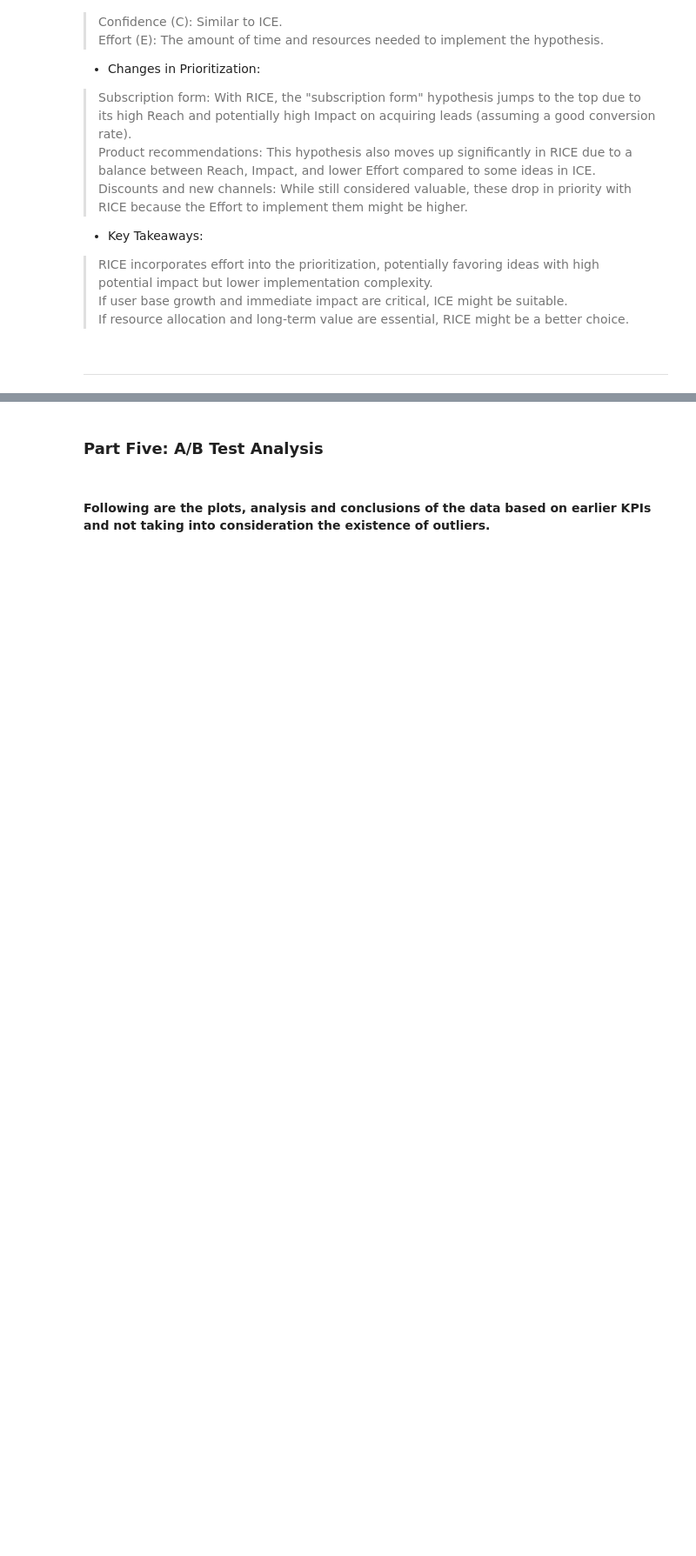
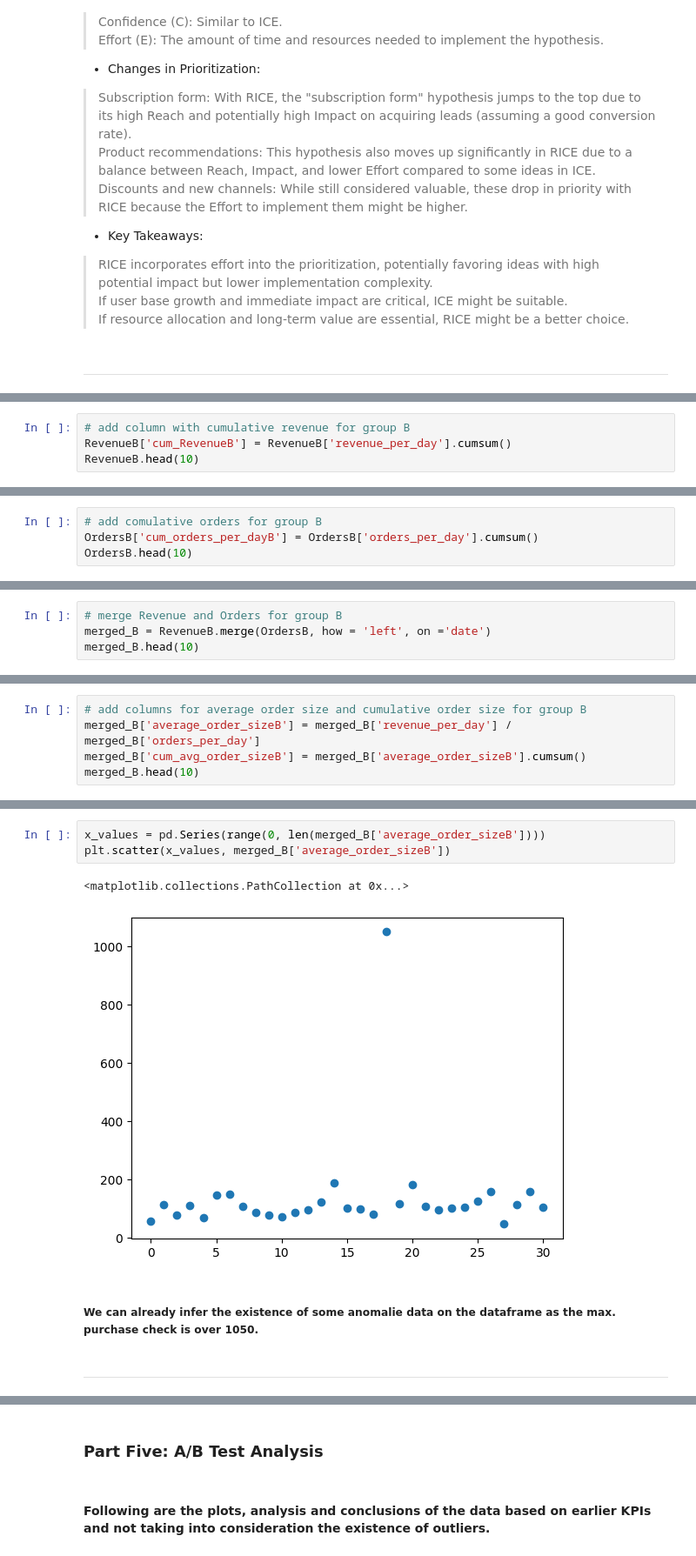
Before and after one commit to CesarChaparro1974/AB_Testing_Project, a Jupyter notebook: A_B_test_project.ipynb, the cells around one changed output, grey strips where cells are left out. Shown at 87% size. Saved outputs shown, nothing was run; the diff lists cells and outputs as text; blank space fills up the shorter version.

```diff
--- a/A_B_test_project.ipynb
+++ b/A_B_test_project.ipynb
@@ -826,0 +413,4 @@ hypotheses[['hypothesis', 'RICE']].sort_values(by='RICE', ascending=False)
+# %%
+# add column with cumulative revenue for group B
+RevenueB['cum_RevenueB'] = RevenueB['revenue_per_day'].cumsum()
+RevenueB.head(10)
@@ -826,0 +497,4 @@ hypotheses[['hypothesis', 'RICE']].sort_values(by='RICE', ascending=False)
+# %%
+# add comulative orders for group B
+OrdersB['cum_orders_per_dayB'] = OrdersB['orders_per_day'].cumsum()
+OrdersB.head(10)
@@ -826,0 +567,4 @@ hypotheses[['hypothesis', 'RICE']].sort_values(by='RICE', ascending=False)
+# %%
+# merge Revenue and Orders for group B
+merged_B = RevenueB.merge(OrdersB, how = 'left', on ='date')
+merged_B.head(10)
@@ -826,0 +583,5 @@ hypotheses[['hypothesis', 'RICE']].sort_values(by='RICE', ascending=False)
+# %%
+# add columns for average order size and cumulative order size for group B
+merged_B['average_order_sizeB'] = merged_B['revenue_per_day'] / merged_B['orders_per_day']
+merged_B['cum_avg_order_sizeB'] = merged_B['average_order_sizeB'].cumsum()
+merged_B.head(10)
@@ -826,0 +613,10 @@ hypotheses[['hypothesis', 'RICE']].sort_values(by='RICE', ascending=False)
+# %%
+x_values = pd.Series(range(0, len(merged_B['average_order_sizeB'])))
+plt.scatter(x_values, merged_B['average_order_sizeB'])
+# %% [output]
+<matplotlib.collections.PathCollection at 0x...>
+[figure, added]
+# %% [markdown]
+##### We can already infer the existence of some anomalie data on the dataframe as the max. purchase check is over 1050.
+# %% [markdown]
+***
```
Also changed, not shown: parts of 171 cells of this notebook, 1 other file.
